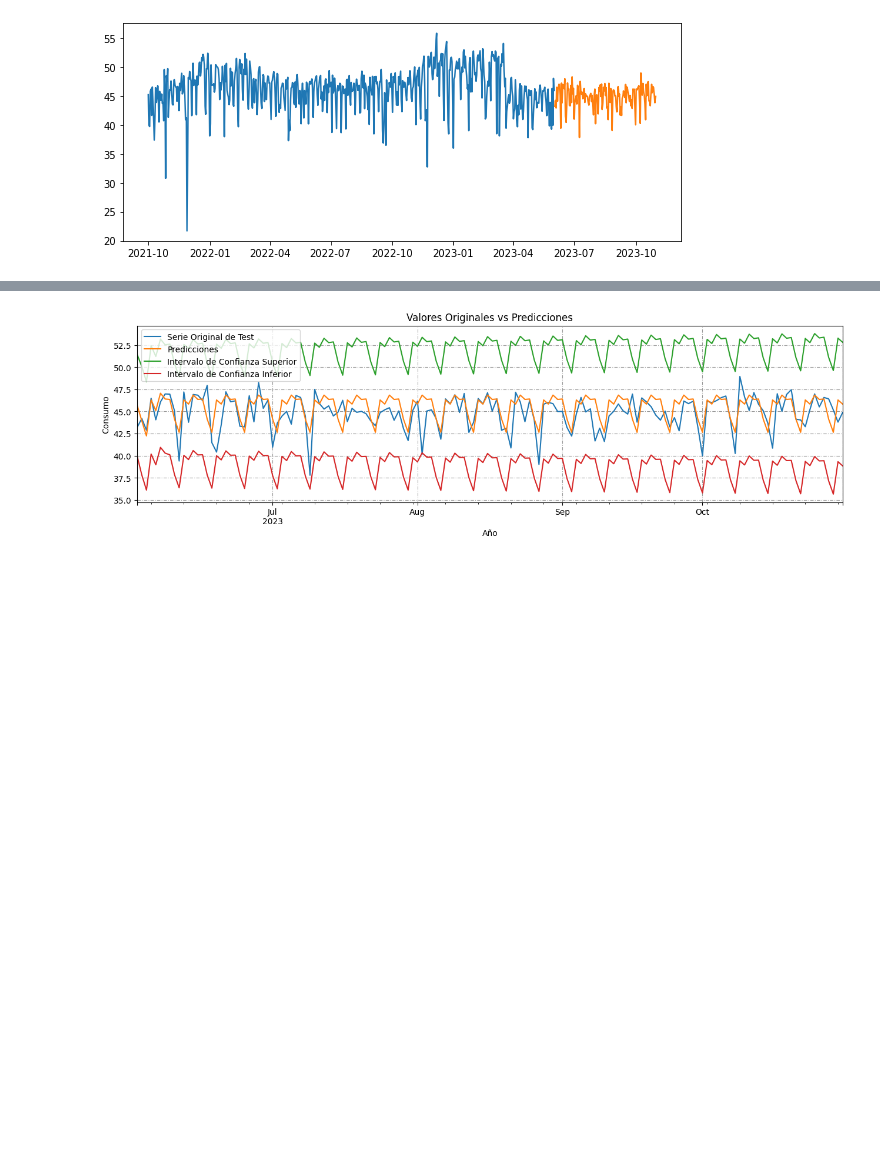
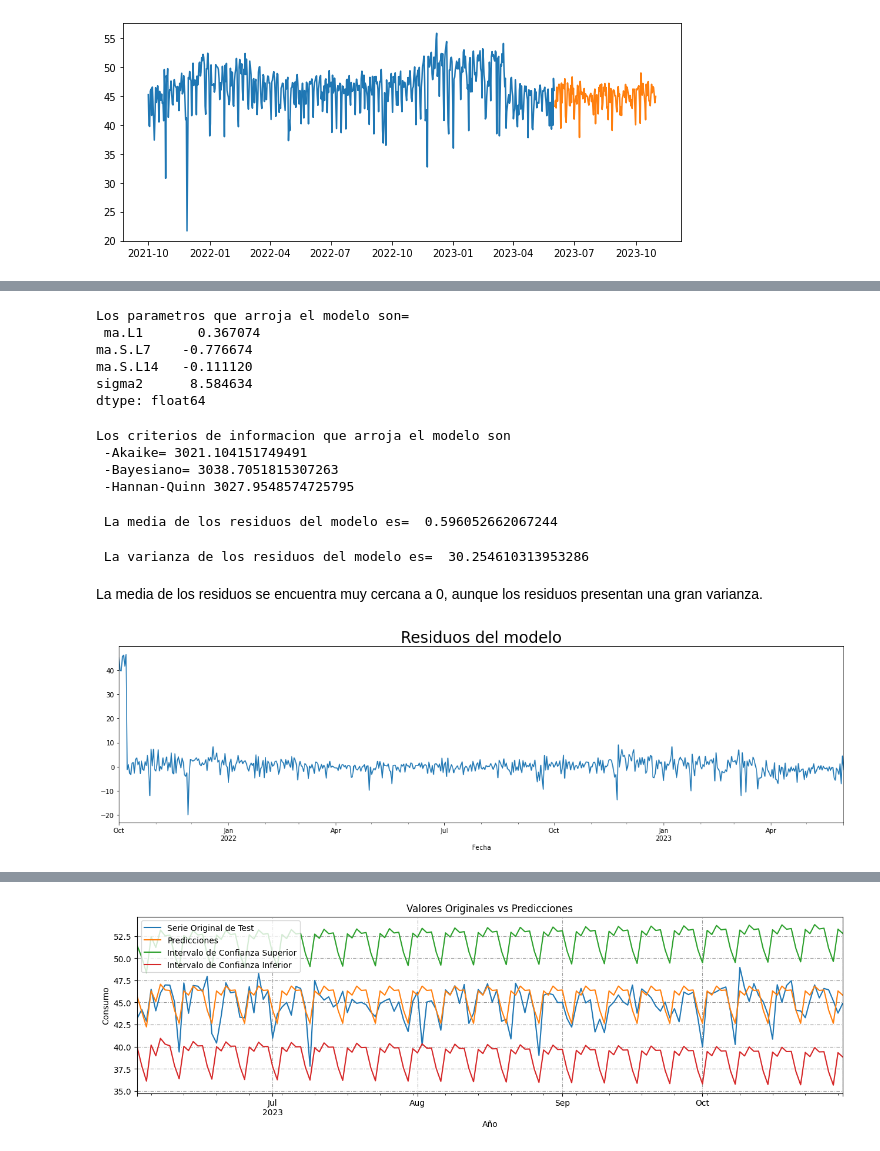
Before and after one commit to rstvz90/AST_G4, a Jupyter notebook: TP_G4_Consumo.ipynb, the cells around one changed output, grey strips where cells are left out. Saved outputs shown, nothing was run; the diff lists cells and outputs as text; code cells hidden in the pictures; blank space fills up the shorter version.

```diff
--- a/TP_G4_Consumo.ipynb
+++ b/TP_G4_Consumo.ipynb
@@ -816,3 +824,35 @@ def evaluar_metricas(serie_test, serie_pred):
     print(f'MAE: {mean_absolute_error(serie_test, serie_pred)}')
     print(f'RMSE: {np.sqrt(mean_squared_error(serie_test, serie_pred))}')
     print(f'MAPE: {round(np.mean(abs((serie_test-serie_pred)/serie_test)),4)}')
+# %%
+print(f"Los parametros que arroja el modelo son= \n {modelo_sarima.params} ")
+# %% [output]
+Los parametros que arroja el modelo son=
+ ma.L1       0.367074
+ma.S.L7    -0.776674
+ma.S.L14   -0.111120
+sigma2      8.584634
+dtype: float64
+# %%
+print(f"Los criterios de informacion que arroja el modelo son \n -Akaike= {modelo_sarima.aic} \n -Bayesiano= {modelo_sarima.bic} \n -Hannan-Quinn {modelo_sarima.hqic}")
+# %% [output]
+Los criterios de informacion que arroja el modelo son
+ -Akaike= 3021.104151749491
+ -Bayesiano= 3038.7051815307263
+ -Hannan-Quinn 3027.9548574725795
+# %%
+print(f" La media de los residuos del modelo es=  {modelo_sarima.resid.mean()}")
+# %% [output]
+ La media de los residuos del modelo es=  0.596052662067244
+# %%
+print(f" La varianza de los residuos del modelo es=  {modelo_sarima.resid.var()}")
+# %% [output]
+ La varianza de los residuos del modelo es=  30.254610313953286
+# %% [markdown]
+La media de los residuos se encuentra muy cercana a 0, aunque los residuos presentan una gran varianza.
+# %%
+modelo_sarima.resid.plot(figsize=(20,5))
+plt.title("Residuos del modelo",size=24)
+plt.show()
+# %% [output]
+[figure, added]
```
Also changed, not shown: parts of 69 cells of this notebook.
